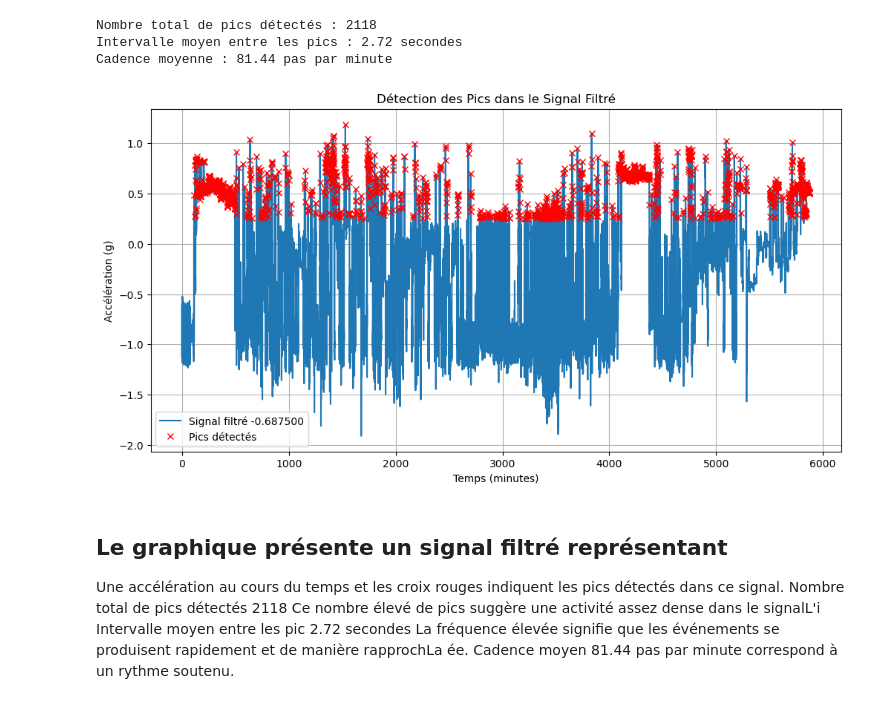
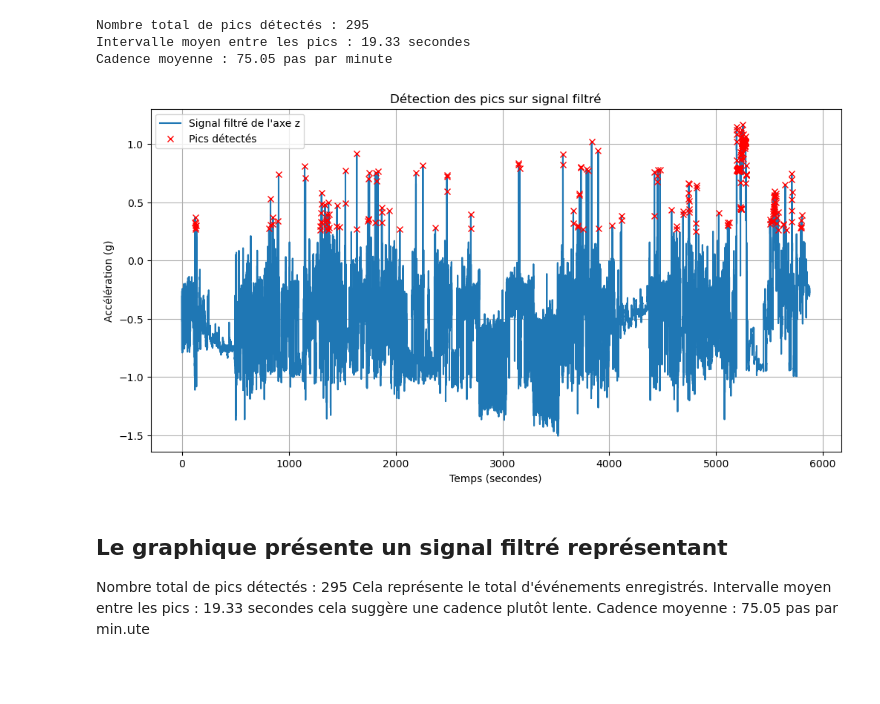
Before and after one commit to leyah-sa/AX3-Project, a Jupyter notebook: notebooks/Non-smoker/C)Analyse_cadence.ipynb, the cells around one changed output. Drawn from its saved outputs; the diff is of its cells as text; code cells hidden in the pictures; blank space fills up the shorter version.

```diff
--- a/notebooks/Non-smoker/C)Analyse_cadence.ipynb
+++ b/notebooks/Non-smoker/C)Analyse_cadence.ipynb
@@ -8,6 +8,7 @@ data = pd.read_csv(file_path)
 
 timestamp_column = data.columns[0]
 signal_columns = data.columns[1:]   # All remaining columns are sensor data
+data[signal_columns] = data[signal_columns] * -1
 
 # Convert the timestamp column to datetime
 data[timestamp_column] = pd.to_datetime(data[timestamp_column], errors='coerce')  # Handle invalid dates
@@ -19,10 +20,10 @@ sampling_interval = (
 ).total_seconds()
 
 # Create a relative time axis (in minutes)
-data['relative_time_minutes'] = data.index * sampling_interval
+data['relative_time_seconds'] = data.index * sampling_interval
 
 # Define axis labels for clarity
-axis_labels = ['X-axis', 'Y-axis', 'Z-axis']
+axis_labels = ['X', 'Y', 'Z']
 colors = {'X': 'blue', 'Y': 'red', 'Z': 'green'}  # Define colors for each signal
 # %%
 from scipy.signal import butter, filtfilt
@@ -61,42 +62,44 @@ cutoff = 2  # Fréquence de coupure en Hz (ajustez si nécessaire)
 # Appliquer le filtre passe-bas
 data[selected_axis] = lowpass_filter(data[selected_axis], cutoff, fs)
 
 # Détecter les pics dans le signal filtré
 peaks, _ = find_peaks(data[selected_axis], height=0.25, distance=fs * 0.1)  # Ajuster les paramètres si nécessaire
 
 # Calculer les temps associés aux pics détectés
-peak_times = data['relative_time_minutes'].iloc[peaks]
+peak_times = data['relative_time_seconds'].iloc[peaks]
 
 # Calculer les intervalles entre les pics (en secondes)
 intervals = peak_times.diff().dropna()
 
 # Calculer la cadence (pas par seconde)
 cadence_per_second = 1 / intervals
 
 # Convertir la cadence en pas par minute
 cadence_per_minute = cadence_per_second * 60
 
 # Afficher les statistiques
 print(f"Nombre total de pics détectés : {len(peaks)}")
 print(f"Intervalle moyen entre les pics : {intervals.mean():.2f} secondes")
 print(f"Cadence moyenne : {cadence_per_minute.mean():.2f} pas par minute")
 
 # Visualiser le signal filtré et les pics détectés
 plt.figure(figsize=(12, 6))
-plt.plot(data['relative_time_minutes'], data[selected_axis], label=f"Signal filtré {selected_axis}")
+plt.plot(data['relative_time_seconds'], data[selected_axis], label=f"Signal filtré de l'axe z")
 plt.plot(peak_times, data[selected_axis].iloc[peaks], "x", label="Pics détectés", color='red')
-plt.title("Détection des Pics dans le Signal Filtré")
-plt.xlabel("Temps (minutes)")
+plt.title("Détection des pics sur signal filtré")
+plt.xlabel("Temps (secondes)")
 plt.ylabel("Accélération (g)")
 plt.legend()
 plt.grid(True)
 plt.show()
 # %% [output]
-Nombre total de pics détectés : 2118
-Intervalle moyen entre les pics : 2.72 secondes
-Cadence moyenne : 81.44 pas par minute
+Nombre total de pics détectés : 295
+Intervalle moyen entre les pics : 19.33 secondes
+Cadence moyenne : 75.05 pas par minute
-[figure, old version]
+[figure, new version]
 # %% [markdown]
 ## Le graphique présente un signal filtré représentant
-Une accélération au cours du temps et les croix rouges indiquent les pics détectés dans ce signal.
-Nombre total de pics détectés 2118 Ce nombre élevé de pics suggère une activité assez dense dans le signalL'i Intervalle moyen entre les pic 2.72 secondes La fréquence élevée signifie que les événements se produisent rapidement et de manière rapprochLa ée. Cadence moyen 81.44 pas par minute correspond à un rythme soutenu.
+Nombre total de pics détectés : 295
+Cela représente le total d'événements enregistrés.
+Intervalle moyen entre les pics : 19.33 secondes cela suggère une cadence plutôt lente.
+Cadence moyenne : 75.05 pas par min.ute
```
Also changed, not shown: parts of 1 cell of this notebook.
